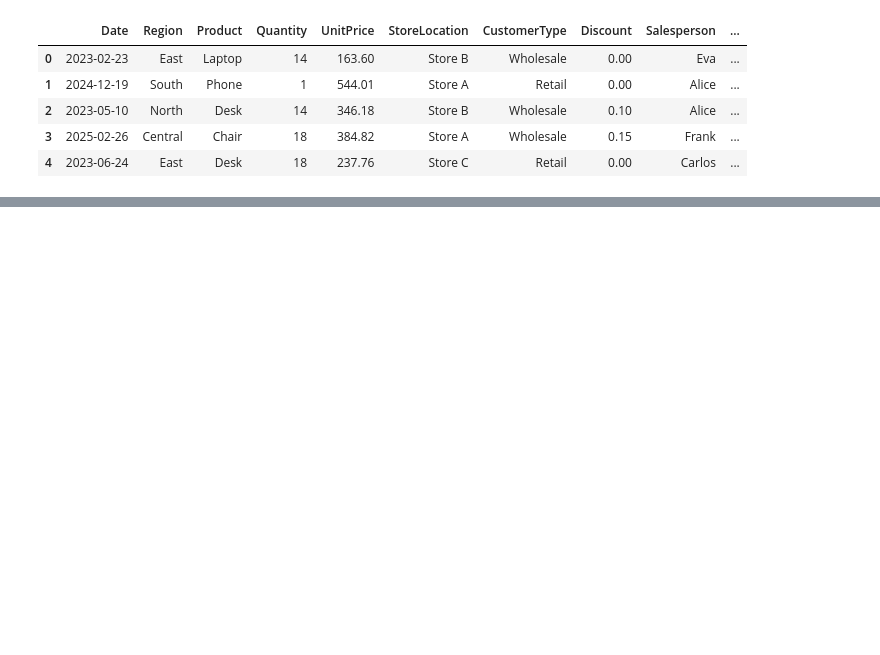
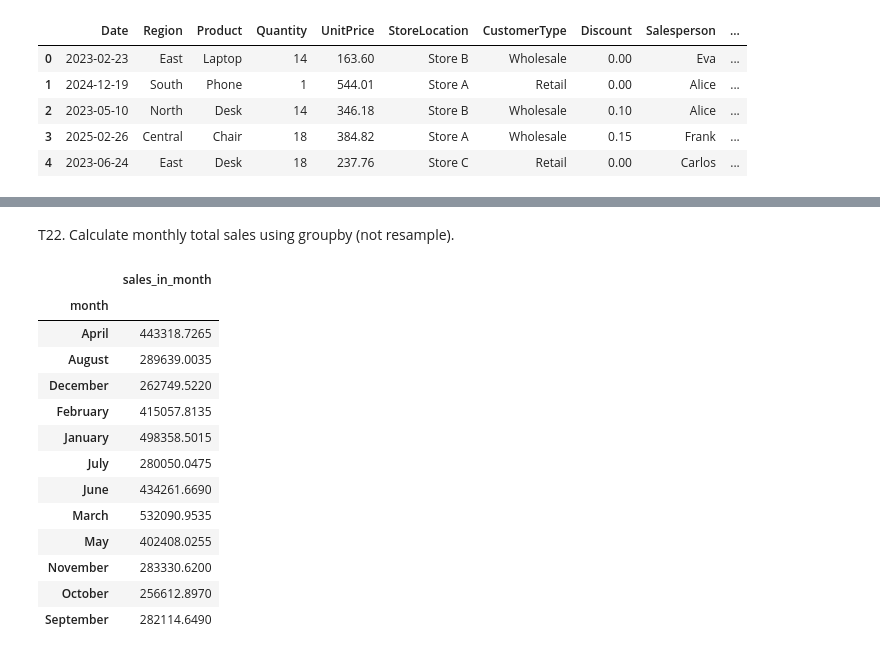
Before and after one commit to sagarnbeedi-analytics/data-analytics-portfolio, a Jupyter notebook: PYTHON/practicing_python_libraries/python_files/pandas.ipynb, the cells around one changed output, grey strips where cells are left out. Cells and saved outputs as stored; diff of their text form; code cells hidden in the pictures; blank space fills up the shorter version.

```diff
--- a/PYTHON/practicing_python_libraries/python_files/pandas.ipynb
+++ b/PYTHON/practicing_python_libraries/python_files/pandas.ipynb
@@ -462,0 +539,21 @@ Name: TotalPrice, dtype: float64
+# %% [markdown]
+T22. Calculate monthly total sales using groupby (not resample).
+# %%
+df2.groupby("month").agg(
+    sales_in_month=("TotalPrice","sum")
+)
+# %% [output]
+|  | sales_in_month |
+| month |  |
+| April | 443318.7265 |
+| August | 289639.0035 |
+| December | 262749.5220 |
+| February | 415057.8135 |
+| January | 498358.5015 |
+| July | 280050.0475 |
+| June | 434261.6690 |
+| March | 532090.9535 |
+| May | 402408.0255 |
+| November | 283330.6200 |
+| October | 256612.8970 |
+| September | 282114.6490 |
```
Also changed, not shown: parts of 20 cells of this notebook.
